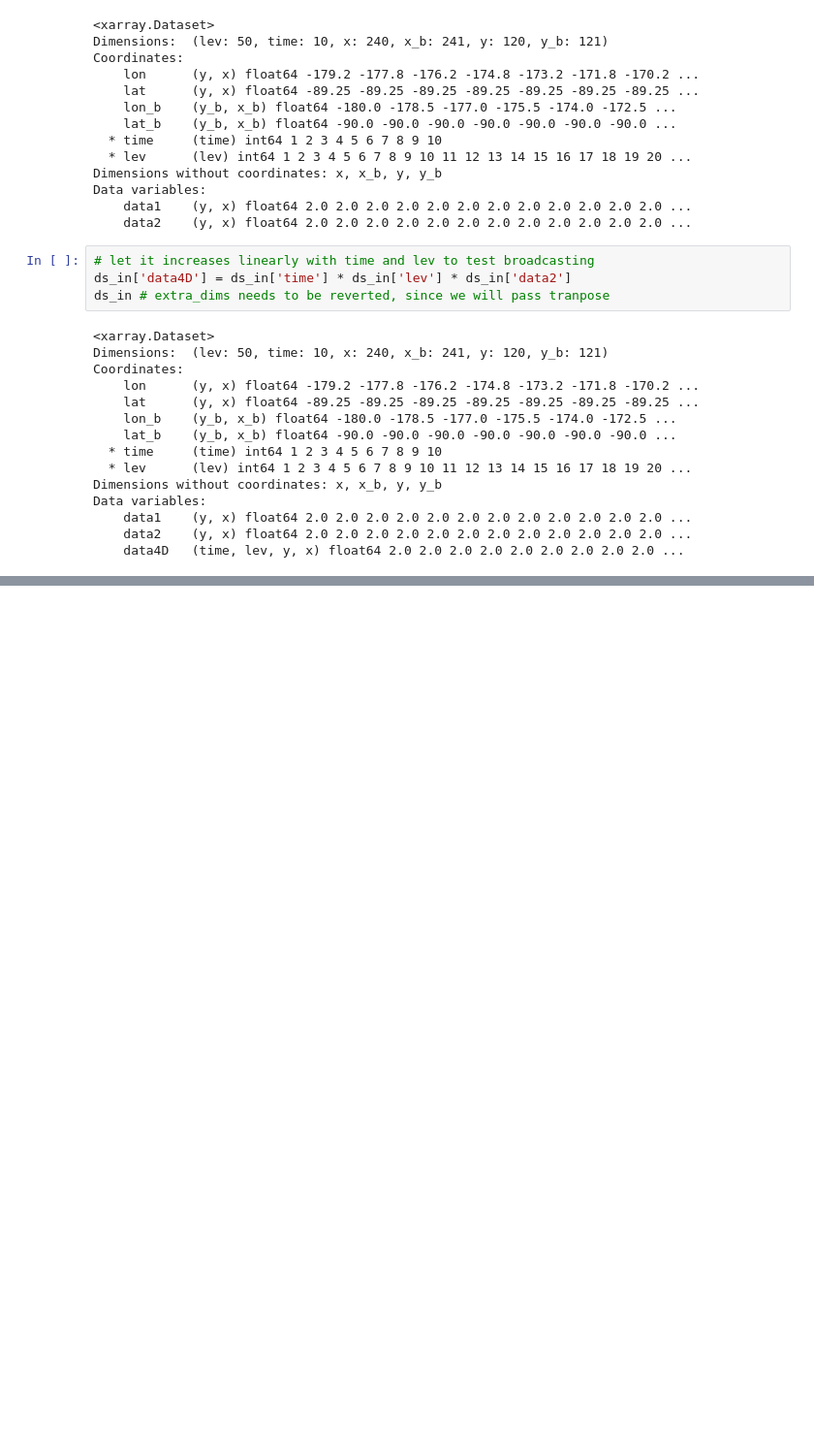
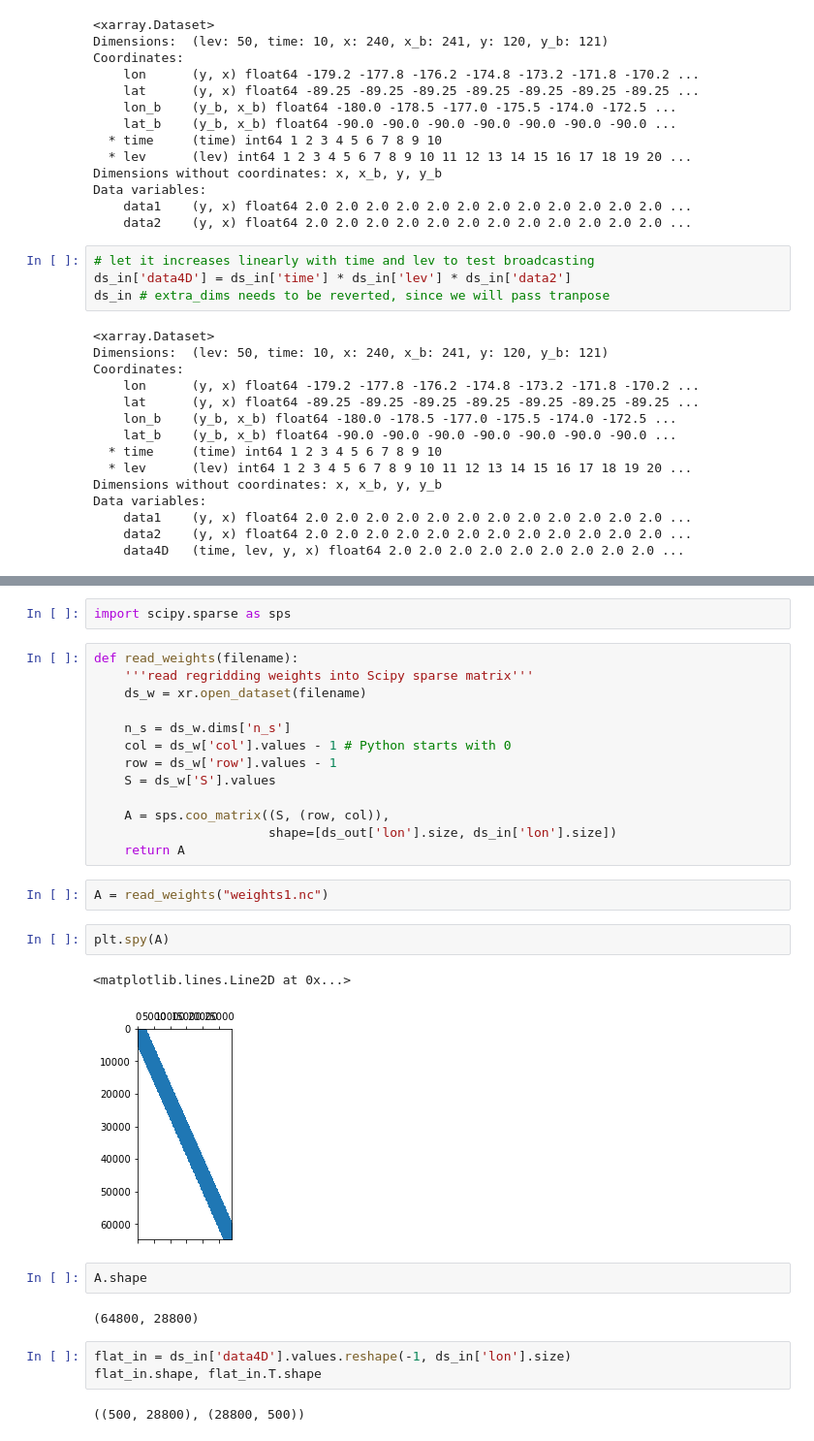
Before and after one commit to JiaweiZhuang/xESMF, a Jupyter notebook: examples/test_backend.ipynb, the cells around one changed output, grey strips where cells are left out. Shown at 97% size. Saved outputs shown, nothing was run; the diff lists cells and outputs as text; blank space fills up the shorter version.

```diff
--- a/examples/test_backend.ipynb
+++ b/examples/test_backend.ipynb
@@ -195,0 +202,31 @@ plt.imshow(outdata_4D.mean(axis=(0,1)))
+# %%
+import scipy.sparse as sps
+# %%
+def read_weights(filename):
+    '''read regridding weights into Scipy sparse matrix'''
+    ds_w = xr.open_dataset(filename)
+
+    n_s = ds_w.dims['n_s']
+    col = ds_w['col'].values - 1 # Python starts with 0
+    row = ds_w['row'].values - 1
+    S = ds_w['S'].values
+
+    A = sps.coo_matrix((S, (row, col)),
+                       shape=[ds_out['lon'].size, ds_in['lon'].size])
+    return A
+# %%
+A = read_weights("weights1.nc")
+# %%
+plt.spy(A)
+# %% [output]
+<matplotlib.lines.Line2D at 0x...>
+[figure, added]
+# %%
+A.shape
+# %% [output]
+(64800, 28800)
+# %%
+flat_in = ds_in['data4D'].values.reshape(-1, ds_in['lon'].size)
+flat_in.shape, flat_in.T.shape
+# %% [output]
+((500, 28800), (28800, 500))
```
Also changed, not shown: parts of 15 cells of this notebook.
